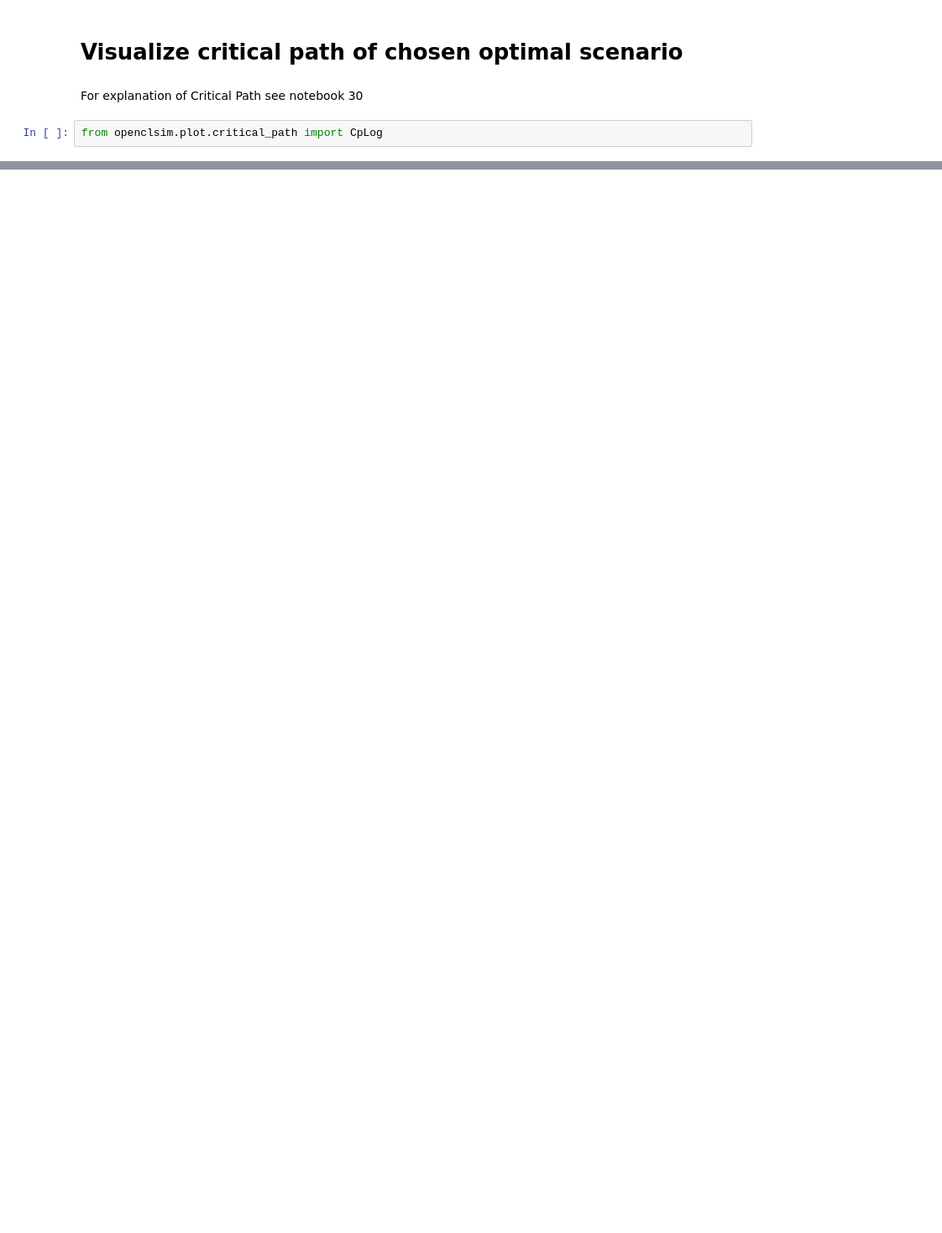
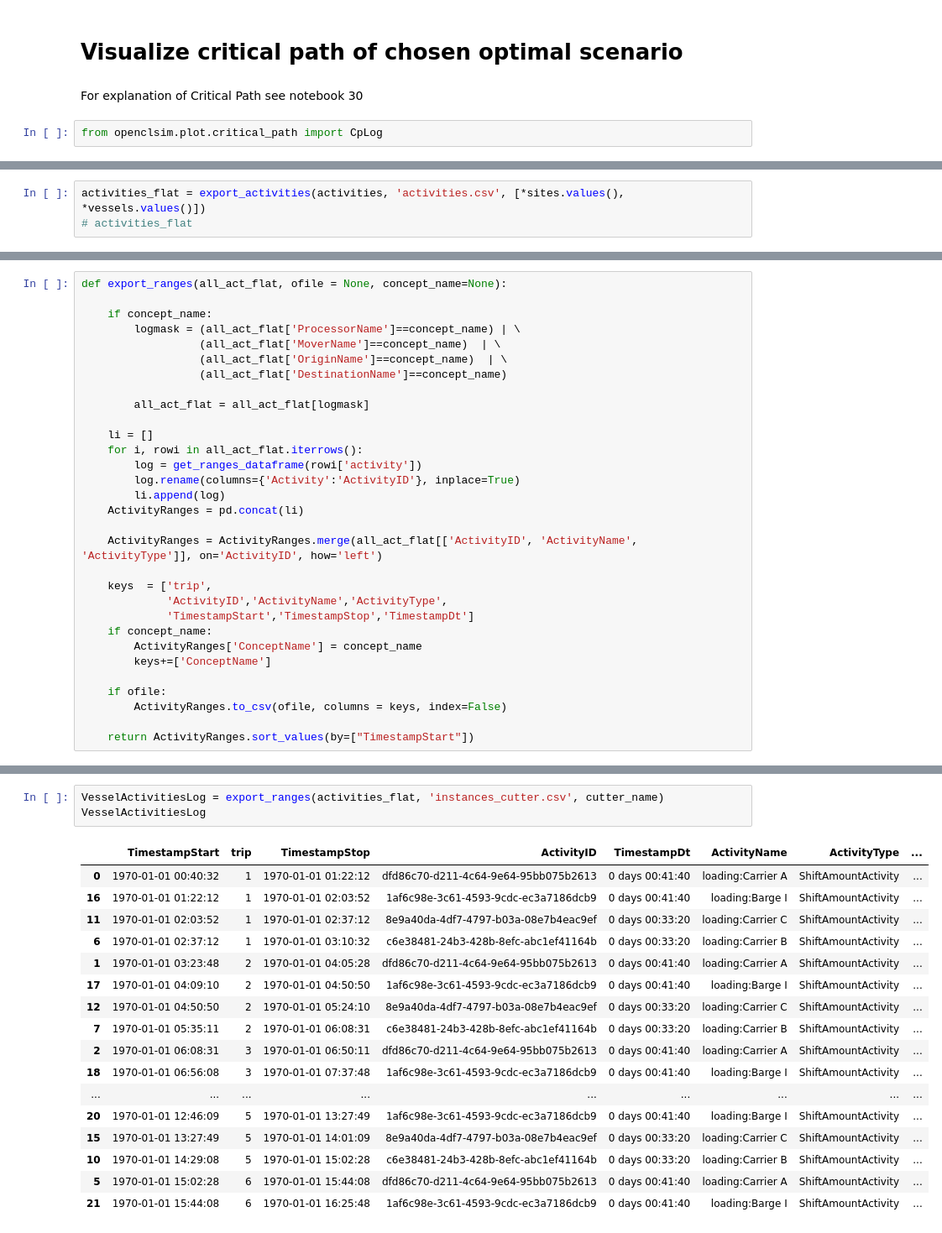
Before and after one commit to TUDelft-CITG/OpenCLSim, a Jupyter notebook: notebooks/24_cutters and barges.ipynb, the cells around one changed output, grey strips where cells are left out. Shown at 84% size. Saved outputs shown, nothing was run; the diff lists cells and outputs as text; blank space fills up the shorter version.

Commit message:
export datamodel for BI reuse

```diff
--- a/notebooks/24_cutters and barges.ipynb
+++ b/notebooks/24_cutters and barges.ipynb
@@ -389,0 +406,3 @@ occupancy
+# %%
+activities_flat = export_activities(activities, 'activities.csv', [*sites.values(), *vessels.values()])
+# activities_flat
@@ -389,0 +433,31 @@ occupancy
+# %%
+def export_ranges(all_act_flat, ofile = None, concept_name=None):
+
+    if concept_name:
+        logmask = (all_act_flat['ProcessorName']==concept_name) | \
+                  (all_act_flat['MoverName']==concept_name)  | \
+                  (all_act_flat['OriginName']==concept_name)  | \
+                  (all_act_flat['DestinationName']==concept_name)
+
+        all_act_flat = all_act_flat[logmask]
+
+    li = []
+    for i, rowi in all_act_flat.iterrows():
+        log = get_ranges_dataframe(rowi['activity'])
+        log.rename(columns={'Activity':'ActivityID'}, inplace=True)
+        li.append(log)
+    ActivityRanges = pd.concat(li)
+
+    ActivityRanges = ActivityRanges.merge(all_act_flat[['ActivityID', 'ActivityName', 'ActivityType']], on='ActivityID', how='left')
+
+    keys  = ['trip',
+             'ActivityID','ActivityName','ActivityType',
+             'TimestampStart','TimestampStop','TimestampDt']
+    if concept_name:
+        ActivityRanges['ConceptName'] = concept_name
+        keys+=['ConceptName']
+
+    if ofile:
+        ActivityRanges.to_csv(ofile, columns = keys, index=False)
+
+    return ActivityRanges.sort_values(by=["TimestampStart"])
@@ -389,0 +466,21 @@ occupancy
+# %%
+VesselActivitiesLog = export_ranges(activities_flat, 'instances_cutter.csv', cutter_name)
+VesselActivitiesLog
+# %% [output]
+|  | TimestampStart | trip | TimestampStop | ActivityID | TimestampDt | ActivityName | ActivityType | ... |
+| 0 | 1970-01-01 00:40:32 | 1 | 1970-01-01 01:22:12 | dfd86c70-d211-4c64-9e64-95bb075b2613 | 0 days 00:41:40 | loading:Carrier A | ShiftAmountActivity | ... |
+| 16 | 1970-01-01 01:22:12 | 1 | 1970-01-01 02:03:52 | 1af6c98e-3c61-4593-9cdc-ec3a7186dcb9 | 0 days 00:41:40 | loading:Barge I | ShiftAmountActivity | ... |
+| 11 | 1970-01-01 02:03:52 | 1 | 1970-01-01 02:37:12 | 8e9a40da-4df7-4797-b03a-08e7b4eac9ef | 0 days 00:33:20 | loading:Carrier C | ShiftAmountActivity | ... |
+| 6 | 1970-01-01 02:37:12 | 1 | 1970-01-01 03:10:32 | c6e38481-24b3-428b-8efc-abc1ef41164b | 0 days 00:33:20 | loading:Carrier B | ShiftAmountActivity | ... |
+| 1 | 1970-01-01 03:23:48 | 2 | 1970-01-01 04:05:28 | dfd86c70-d211-4c64-9e64-95bb075b2613 | 0 days 00:41:40 | loading:Carrier A | ShiftAmountActivity | ... |
+| 17 | 1970-01-01 04:09:10 | 2 | 1970-01-01 04:50:50 | 1af6c98e-3c61-4593-9cdc-ec3a7186dcb9 | 0 days 00:41:40 | loading:Barge I | ShiftAmountActivity | ... |
+| 12 | 1970-01-01 04:50:50 | 2 | 1970-01-01 05:24:10 | 8e9a40da-4df7-4797-b03a-08e7b4eac9ef | 0 days 00:33:20 | loading:Carrier C | ShiftAmountActivity | ... |
+| 7 | 1970-01-01 05:35:11 | 2 | 1970-01-01 06:08:31 | c6e38481-24b3-428b-8efc-abc1ef41164b | 0 days 00:33:20 | loading:Carrier B | ShiftAmountActivity | ... |
+| 2 | 1970-01-01 06:08:31 | 3 | 1970-01-01 06:50:11 | dfd86c70-d211-4c64-9e64-95bb075b2613 | 0 days 00:41:40 | loading:Carrier A | ShiftAmountActivity | ... |
+| 18 | 1970-01-01 06:56:08 | 3 | 1970-01-01 07:37:48 | 1af6c98e-3c61-4593-9cdc-ec3a7186dcb9 | 0 days 00:41:40 | loading:Barge I | ShiftAmountActivity | ... |
+| ... | ... | ... | ... | ... | ... | ... | ... | ... |
+| 20 | 1970-01-01 12:46:09 | 5 | 1970-01-01 13:27:49 | 1af6c98e-3c61-4593-9cdc-ec3a7186dcb9 | 0 days 00:41:40 | loading:Barge I | ShiftAmountActivity | ... |
+| 15 | 1970-01-01 13:27:49 | 5 | 1970-01-01 14:01:09 | 8e9a40da-4df7-4797-b03a-08e7b4eac9ef | 0 days 00:33:20 | loading:Carrier C | ShiftAmountActivity | ... |
+| 10 | 1970-01-01 14:29:08 | 5 | 1970-01-01 15:02:28 | c6e38481-24b3-428b-8efc-abc1ef41164b | 0 days 00:33:20 | loading:Carrier B | ShiftAmountActivity | ... |
+| 5 | 1970-01-01 15:02:28 | 6 | 1970-01-01 15:44:08 | dfd86c70-d211-4c64-9e64-95bb075b2613 | 0 days 00:41:40 | loading:Carrier A | ShiftAmountActivity | ... |
+| 21 | 1970-01-01 15:44:08 | 6 | 1970-01-01 16:25:48 | 1af6c98e-3c61-4593-9cdc-ec3a7186dcb9 | 0 days 00:41:40 | loading:Barge I | ShiftAmountActivity | ... |
```
Also changed, not shown: parts of 22 cells of this notebook, 1 other file.
